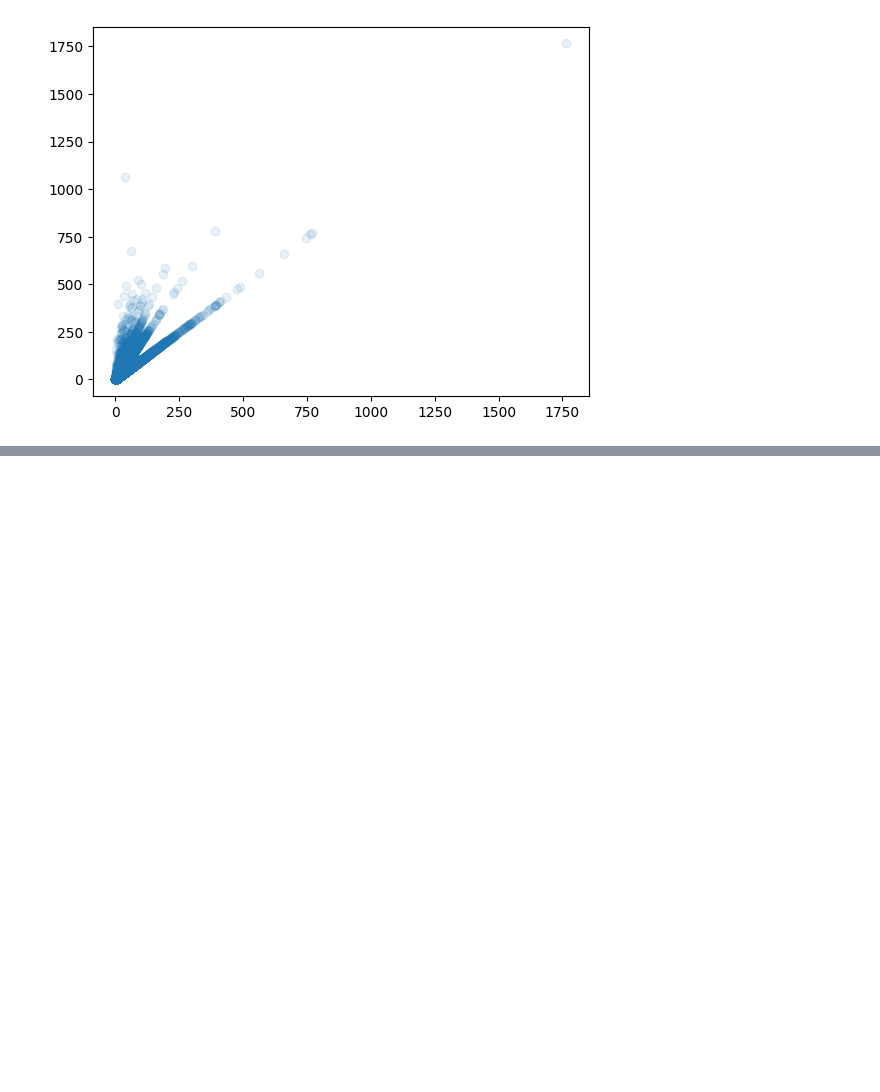
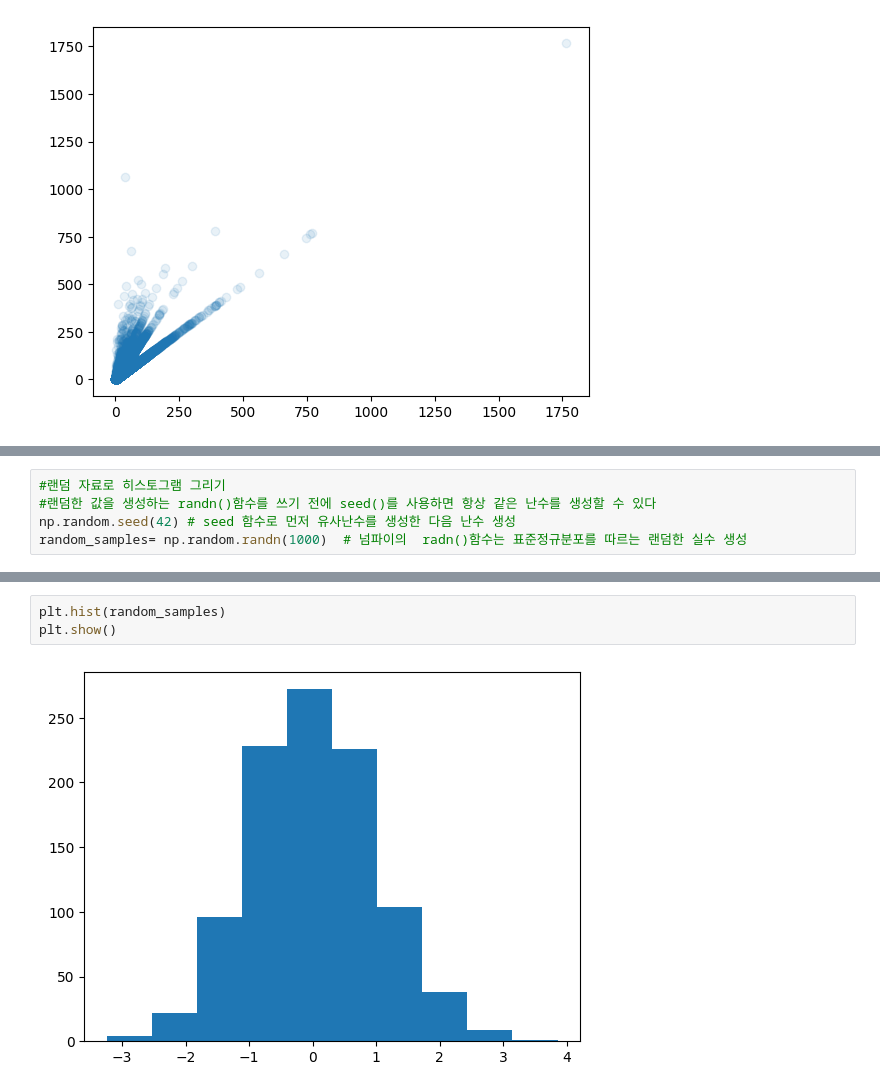
Before and after one commit to YeonJaeHong/ecc-, a Jupyter notebook: 데분2주차.ipynb, the cells around one changed output, grey strips where cells are left out. Saved outputs shown, nothing was run; the diff lists cells and outputs as text; blank space fills up the shorter version.

```diff
--- a/데분2주차.ipynb
+++ b/데분2주차.ipynb
@@ -338,0 +357,5 @@ plt.show()
+# %%
+#랜덤 자료로 히스토그램 그리기
+#랜덤한 값을 생성하는 randn()함수를 쓰기 전에 seed()를 사용하면 항상 같은 난수를 생성할 수 있다
+np.random.seed(42) # seed 함수로 먼저 유사난수를 생성한 다음 난수 생성
+random_samples= np.random.randn(1000)  # 넘파이의  radn()함수는 표준정규분포를 따르는 랜덤한 실수 생성
@@ -338,0 +367,5 @@ plt.show()
+# %%
+plt.hist(random_samples)
+plt.show()
+# %% [output]
+[figure, added]
```
Also changed, not shown: parts of 16 cells of this notebook.
